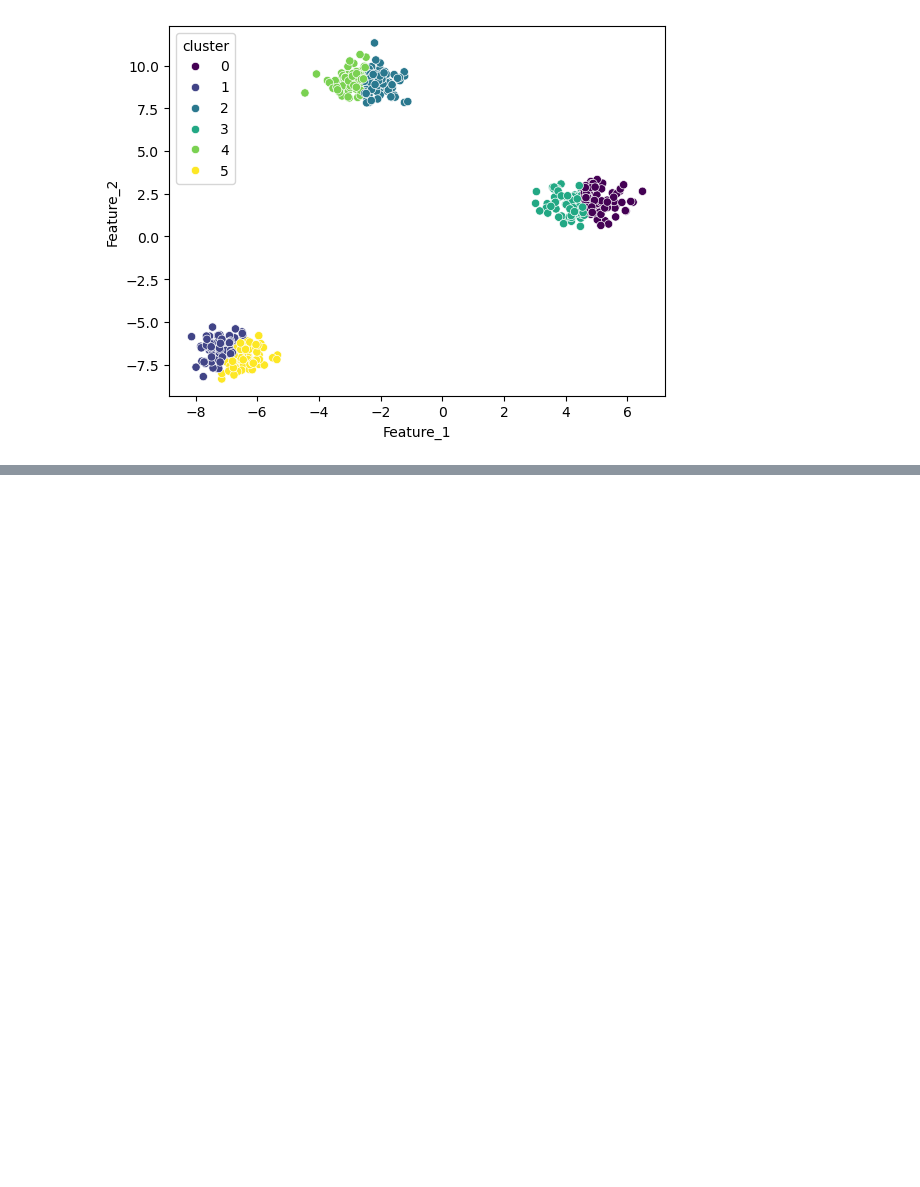
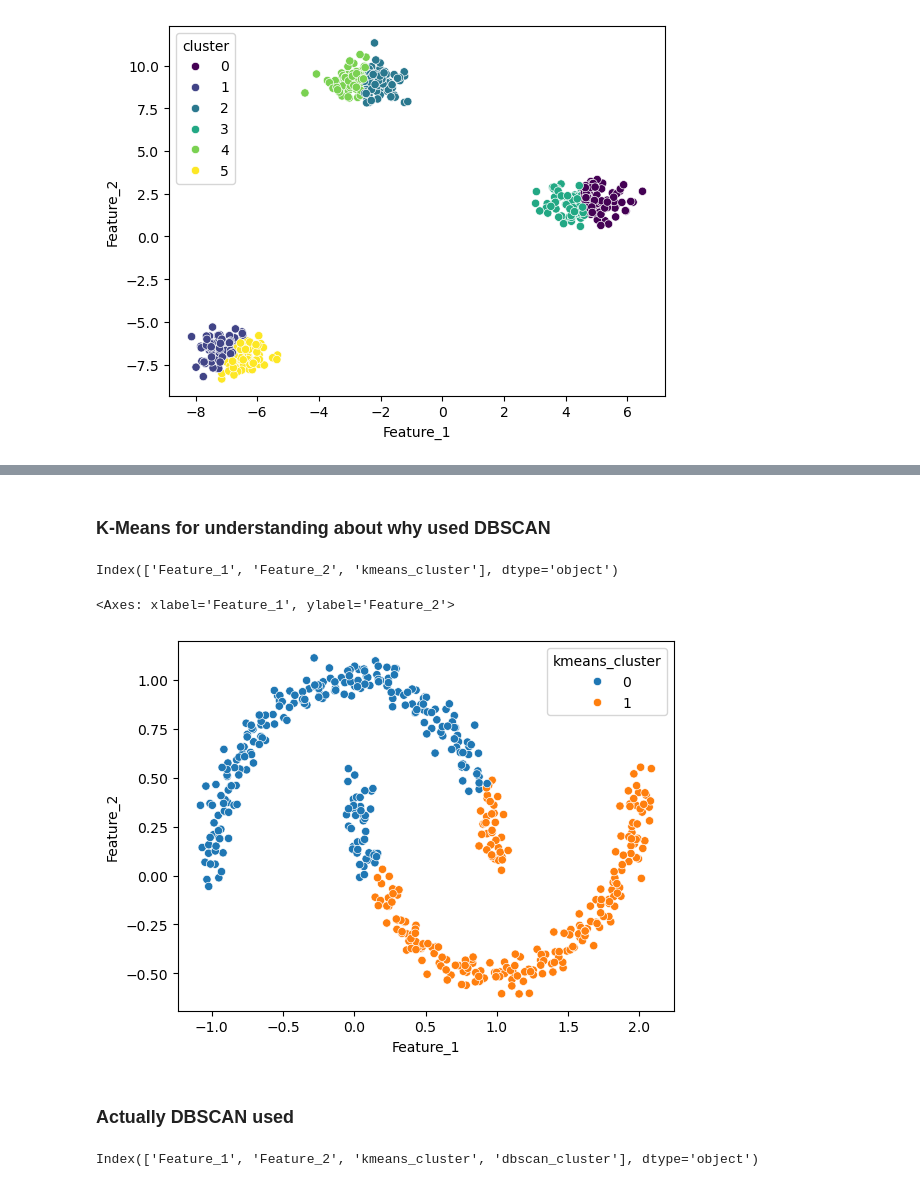
Before and after one commit to Sathvara-Amitkumar/Machine-Learning, a Jupyter notebook: Unsupervised ML/algorithm.ipynb, the cells around one changed output, grey strips where cells are left out. Cells and saved outputs as stored; diff of their text form; code cells hidden in the pictures; blank space fills up the shorter version.

Commit message:
Using DBSCAN making proper cluster for Arbitary shaped data

```diff
--- a/Unsupervised ML/algorithm.ipynb
+++ b/Unsupervised ML/algorithm.ipynb
@@ -95,0 +104,22 @@ sns.scatterplot(x='Feature_1', y='Feature_2', hue='cluster', palette='viridis',
+# %%
+df = pd.DataFrame(X, columns=['Feature_1', 'Feature_2'])
+# %%
+x_scaler = scaler.fit_transform(df)
+# %% [markdown]
+### K-Means for understanding about why used DBSCAN
+# %%
+kmeans = KMeans(n_clusters=2, random_state=42)
+kmeans_label = kmeans.fit_predict(x_scaler)
+# %%
+df.columns
+# %% [output]
+Index(['Feature_1', 'Feature_2', 'kmeans_cluster'], dtype='object')
+# %%
+df['kmeans_cluster'] = kmeans_label
+# %%
+sns.scatterplot(x='Feature_1', y='Feature_2', hue='kmeans_cluster', data=df)
+# %% [output]
+<Axes: xlabel='Feature_1', ylabel='Feature_2'>
+[figure, added]
+# %% [markdown]
+### Actually DBSCAN used
@@ -95,0 +131,4 @@ sns.scatterplot(x='Feature_1', y='Feature_2', hue='cluster', palette='viridis',
+# %%
+df.columns
+# %% [output]
+Index(['Feature_1', 'Feature_2', 'kmeans_cluster', 'dbscan_cluster'], dtype='object')
```
Also changed, not shown: parts of 7 cells of this notebook.
